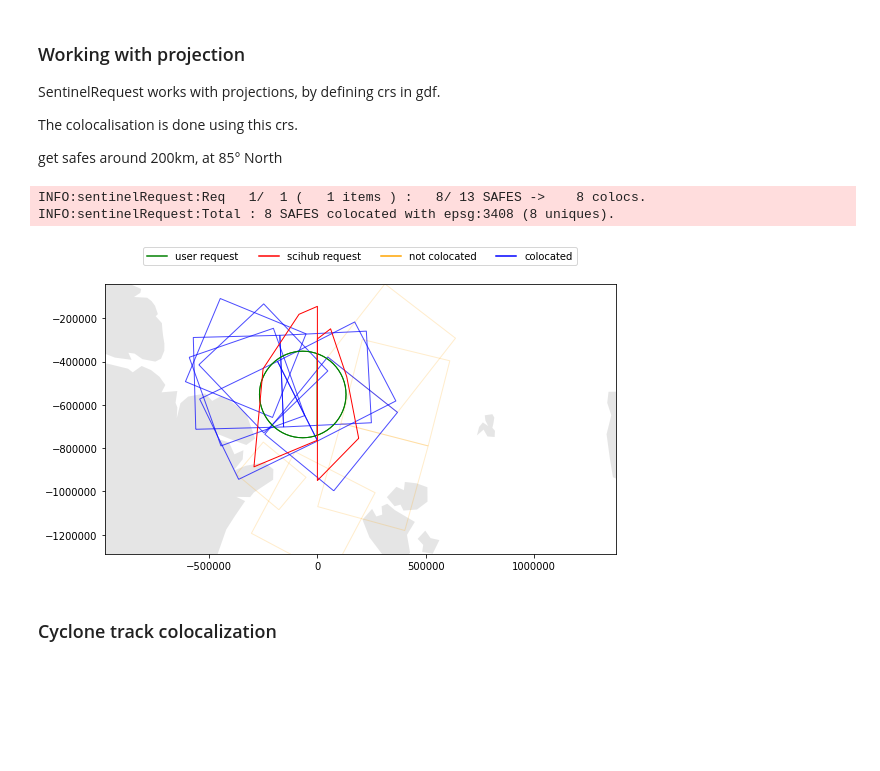
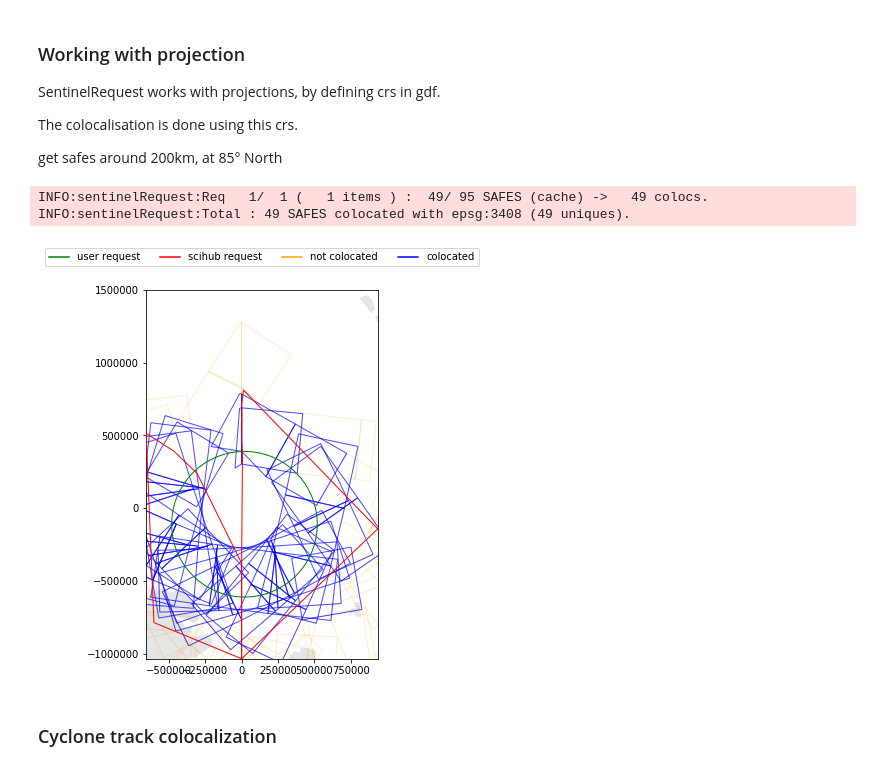
Before and after one commit to oarcher/sentinelrequest, a Jupyter notebook: README.ipynb, the cells around one changed output. Saved outputs shown, nothing was run; the diff lists cells and outputs as text; code cells hidden in the pictures; blank space fills up the shorter version.

```diff
--- a/README.ipynb
+++ b/README.ipynb
@@ -235,30 +235,30 @@ get safes around 200km, at 85° North
 # %%
 gdf = gpd.GeoDataFrame({
         "beginposition" : [ datetime.datetime(2018,10,2,0) ],
-        "endposition"   : [ datetime.datetime(2018,10,2,21)],
-        "geometry"      : [ wkt.loads("POINT (-7 85)")]
+        "endposition"   : [ datetime.datetime(2018,10,4,0)],
+        "geometry"      : [ wkt.loads("POINT (10 89)")]
     },index=["Artic"], crs={'init' : 'epsg:4326'})
 
 
 # to polar projection (units in meters)
 gdf.to_crs({'init': 'epsg:3408'}, inplace=True)
-gdf.loc["Artic","geometry"]=gdf.loc["Artic"].geometry.buffer(200 * 1000)
+gdf.loc["Artic","geometry"]=gdf.loc["Artic"].geometry.buffer(500 * 1000)
 
 
 
 fig = plt.figure(figsize=(10,7))
 safes = scihubQuery(
         gdf=gdf,
         min_sea_percent=20,
         user=user,
         password=password,
         filename='S1?_?W_GRD*.SAFE',
         cachedir='/home1/scratch/oarcher/scihub_cache',
         fig=fig)
 # %% [output]
-INFO:sentinelRequest:Req   1/  1 (   1 items ) :   8/ 13 SAFES ->    8 colocs.
-INFO:sentinelRequest:Total : 8 SAFES colocated with epsg:3408 (8 uniques).
+INFO:sentinelRequest:Req   1/  1 (   1 items ) :  49/ 95 SAFES (cache) ->   49 colocs.
+INFO:sentinelRequest:Total : 49 SAFES colocated with epsg:3408 (49 uniques).
-[figure, old version]
+[figure, new version]
 # %% [markdown]
 ### Cyclone track colocalization
 # %%
```
Also changed, not shown: parts of 5 cells of this notebook, 1 other file.
